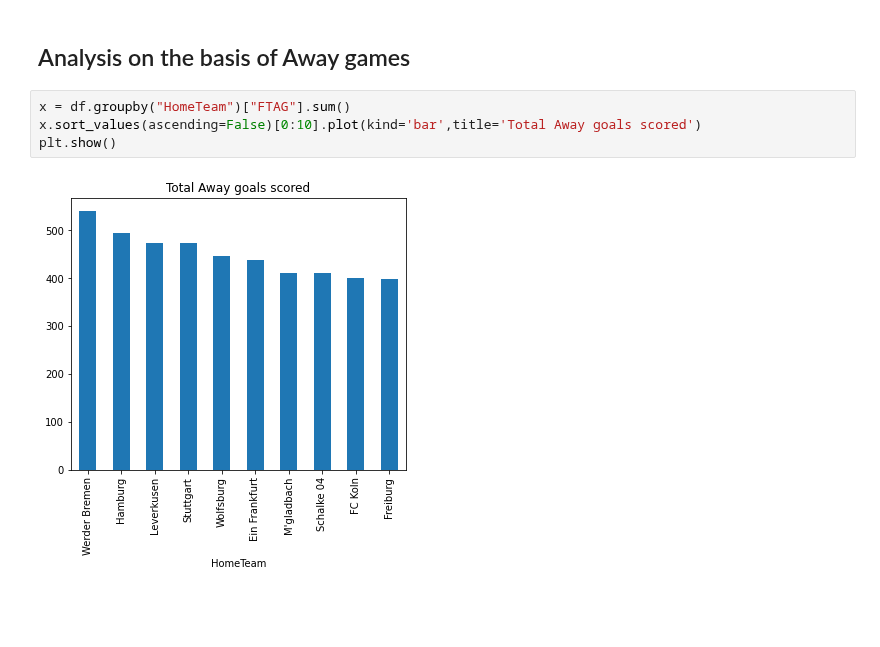
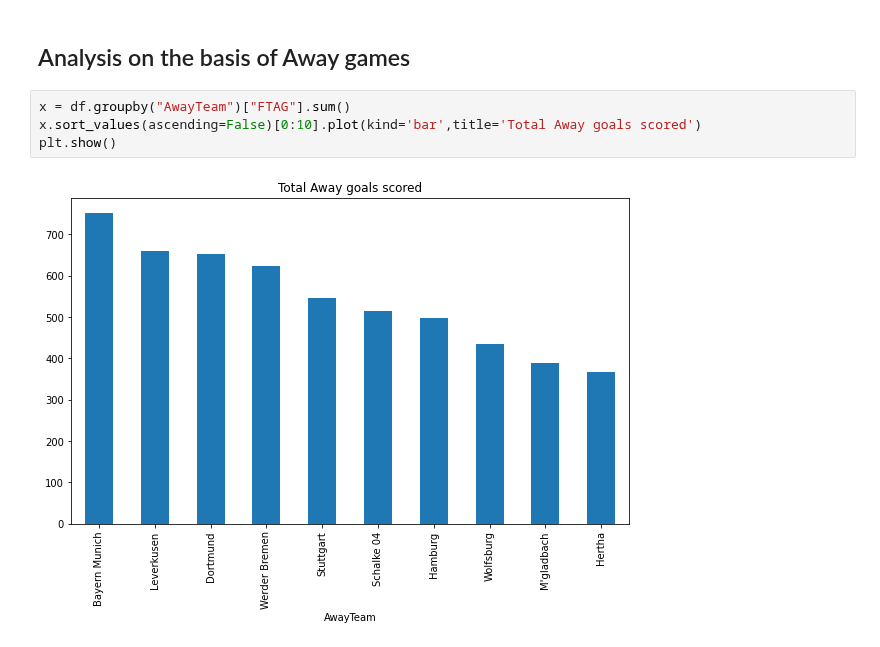
Before and after one commit to santhoshmc/machine-learning, a Jupyter notebook: Football_EDA.ipynb, the cells around one changed output. Drawn from its saved outputs; the diff is of its cells as text; blank space fills up the shorter version.

```diff
--- a/Football_EDA.ipynb
+++ b/Football_EDA.ipynb
@@ -202,8 +202,8 @@ Name: HomePoints, dtype: int64
 # %% [markdown]
 ## Analysis on the basis of Away games
 # %%
-x = df.groupby("HomeTeam")["FTAG"].sum()
+x = df.groupby("AwayTeam")["FTAG"].sum()
 x.sort_values(ascending=False)[0:10].plot(kind='bar',title='Total Away goals scored')
 plt.show()
 # %% [output]
-[figure, old version]
+[figure, new version]
```
Also changed, not shown: parts of 23 cells of this notebook.
